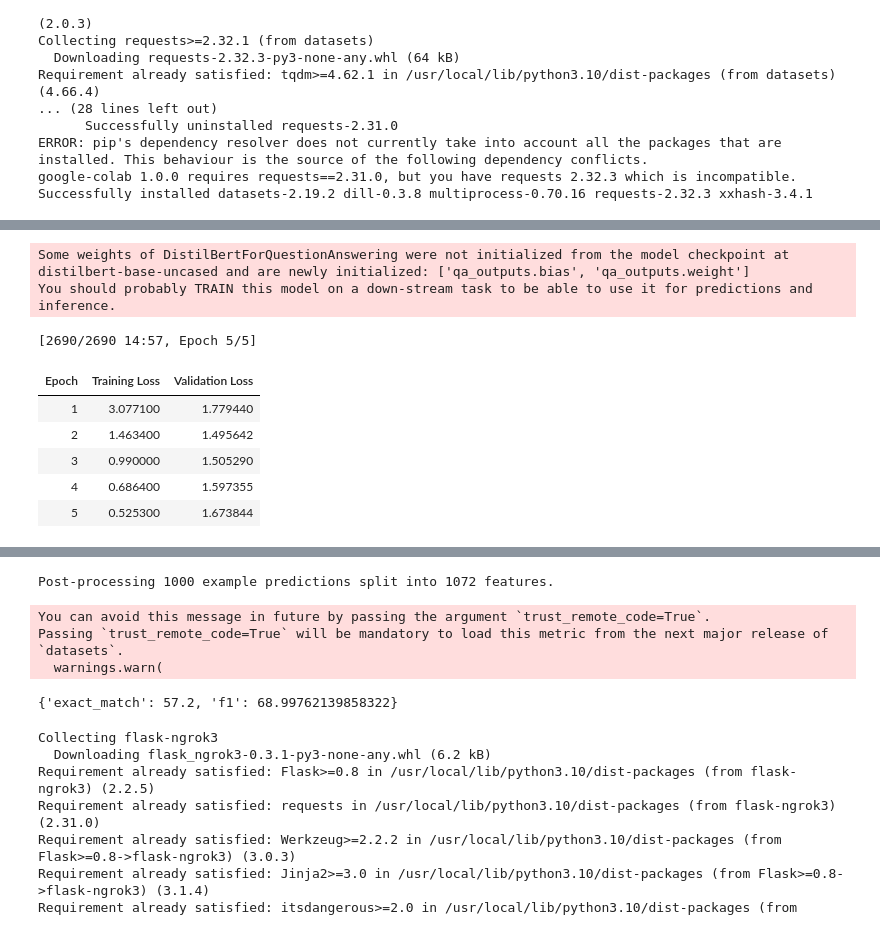
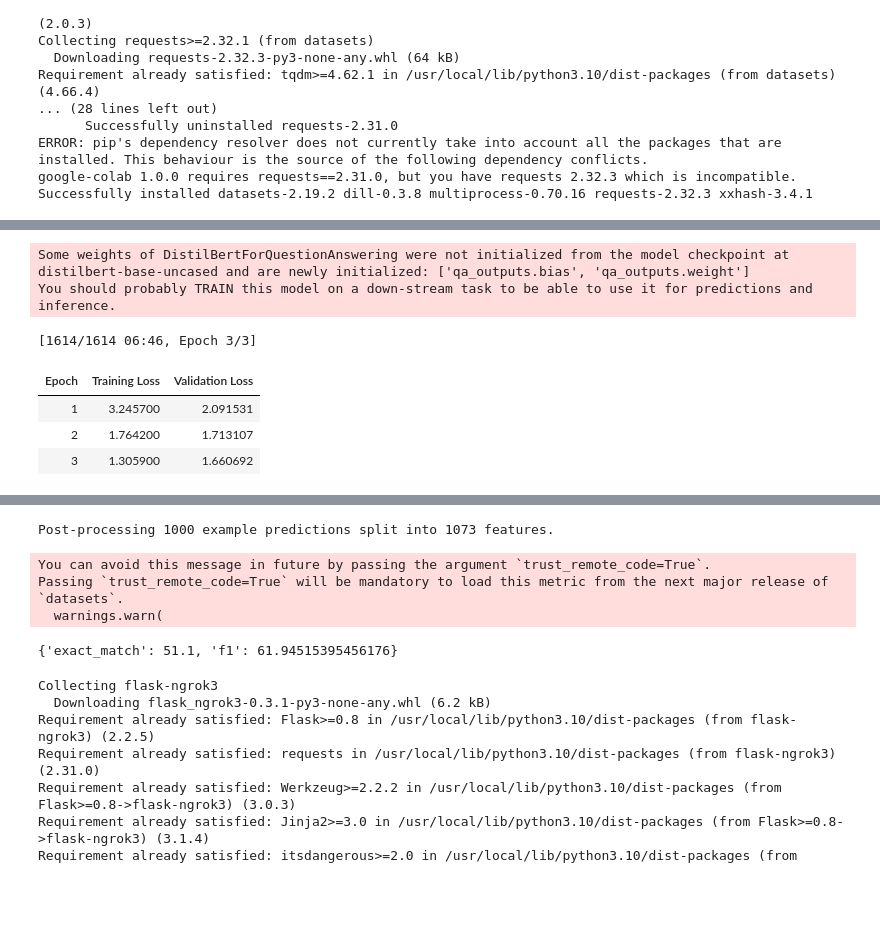
Before and after one commit to Shubhanker01/RepositoryNo1, a Jupyter notebook: questionAnswering.ipynb, the cells around one changed output, grey strips where cells are left out. Drawn from its saved outputs; the diff is of its cells as text; code cells hidden in the pictures; blank space fills up the shorter version.

```diff
--- a/questionAnswering.ipynb
+++ b/questionAnswering.ipynb
@@ -163,40 +169,38 @@ args = TrainingArguments(
     per_device_train_batch_size=batch_size,
     per_device_eval_batch_size=batch_size,
     # no of training epochs
-    num_train_epochs=5,
+    num_train_epochs=3,
     weight_decay=0.01,
     push_to_hub=False
 )
 
 # data collector
 from transformers import default_data_collator
 data_collator = default_data_collator
 
 # passing our datasets to the trainer
 trainer = Trainer(
     model,
     args,
     train_dataset=tokenized_datasets["train"],
     eval_dataset=tokenized_datasets["test"],
     data_collator=data_collator,
     tokenizer=tokenizer,
 )
 
 # fine tuning our model with train method
 trainer.train()
 
 # saving our model
 trainer.save_model('my-model')
 # %% [output]
 Some weights of DistilBertForQuestionAnswering were not initialized from the model checkpoint at distilbert-base-uncased and are newly initialized: ['qa_outputs.bias', 'qa_outputs.weight']
 You should probably TRAIN this model on a down-stream task to be able to use it for predictions and inference.
-[2690/2690 14:57, Epoch 5/5]
+[1614/1614 06:46, Epoch 3/3]
 | Epoch | Training Loss | Validation Loss |
-| 1 | 3.077100 | 1.779440 |
-| 2 | 1.463400 | 1.495642 |
-| 3 | 0.990000 | 1.505290 |
-| 4 | 0.686400 | 1.597355 |
-| 5 | 0.525300 | 1.673844 |
+| 1 | 3.245700 | 2.091531 |
+| 2 | 1.764200 | 1.713107 |
+| 3 | 1.305900 | 1.660692 |
 # %%
 # evaluation of our model
 import torch
@@ -430,11 +434,11 @@ formatted_predictions = [{"id": k, "prediction_text": v} for k, v in final_predi
 references = [{"id": ex["id"], "answers": ex["answers"]} for ex in datasets["test"]]
 metric.compute(predictions=formatted_predictions, references=references)
 # %% [output]
-Post-processing 1000 example predictions split into 1072 features.
+Post-processing 1000 example predictions split into 1073 features.
 You can avoid this message in future by passing the argument `trust_remote_code=True`.
 Passing `trust_remote_code=True` will be mandatory to load this metric from the next major release of `datasets`.
   warnings.warn(
-{'exact_match': 57.2, 'f1': 68.99762139858322}
+{'exact_match': 51.1, 'f1': 61.94515395456176}
 # %%
 !pip install flask-ngrok3
 !pip install pyngrok
```
Also changed, not shown: parts of 2 cells of this notebook.
